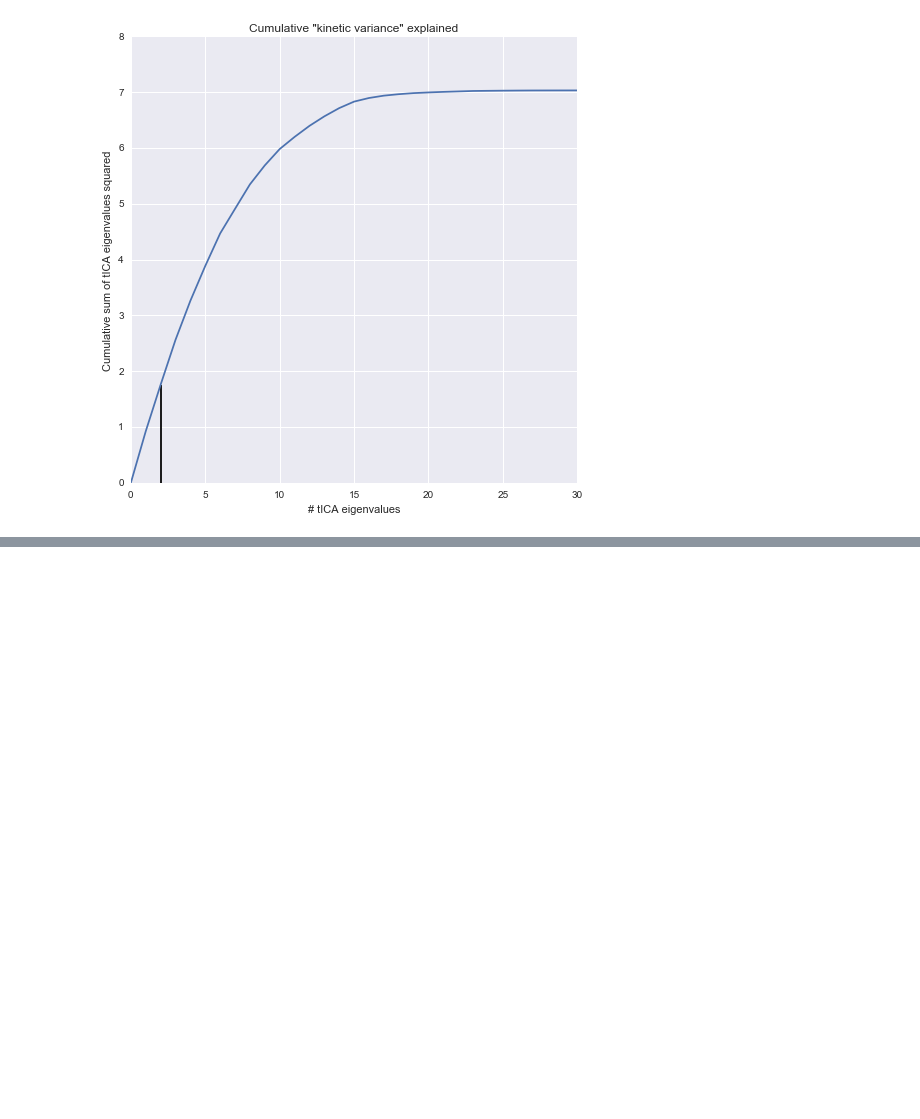
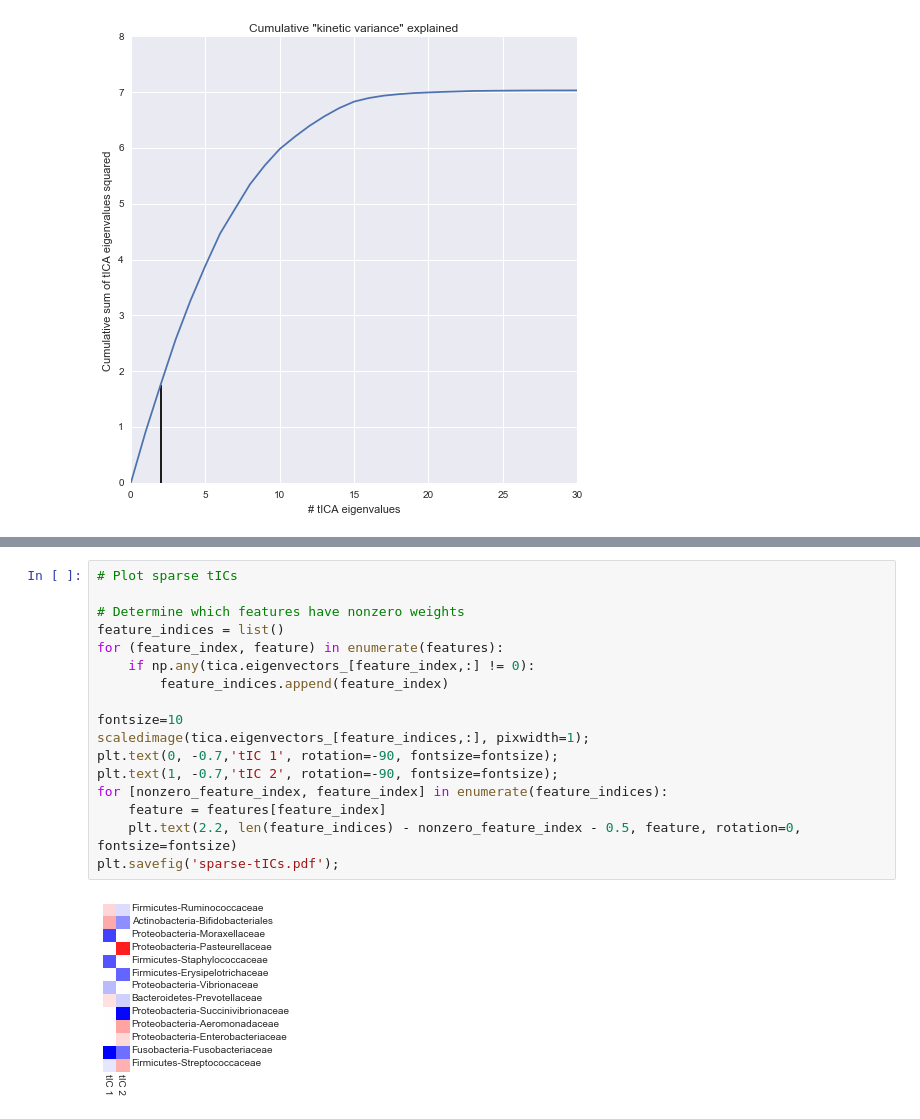
Before and after one commit to kellylab/microbial-landscapes, a Jupyter notebook: cholera/tICA-analysis-notebook.ipynb, the cells around one changed output, grey strips where cells are left out. Cells and saved outputs as stored; diff of their text form; blank space fills up the shorter version.

```diff
--- a/cholera/tICA-analysis-notebook.ipynb
+++ b/cholera/tICA-analysis-notebook.ipynb
@@ -211,0 +352,19 @@ plt.savefig('kinetic-variance-explained.pdf');
+# %%
+# Plot sparse tICs
+
+# Determine which features have nonzero weights
+feature_indices = list()
+for (feature_index, feature) in enumerate(features):
+    if np.any(tica.eigenvectors_[feature_index,:] != 0):
+        feature_indices.append(feature_index)
+
+fontsize=10
+scaledimage(tica.eigenvectors_[feature_indices,:], pixwidth=1);
+plt.text(0, -0.7,'tIC 1', rotation=-90, fontsize=fontsize);
+plt.text(1, -0.7,'tIC 2', rotation=-90, fontsize=fontsize);
+for [nonzero_feature_index, feature_index] in enumerate(feature_indices):
+    feature = features[feature_index]
+    plt.text(2.2, len(feature_indices) - nonzero_feature_index - 0.5, feature, rotation=0, fontsize=fontsize)
+plt.savefig('sparse-tICs.pdf');
+# %% [output]
+[figure, added]
```
Also changed, not shown: parts of 5 cells of this notebook, 4 other files.
